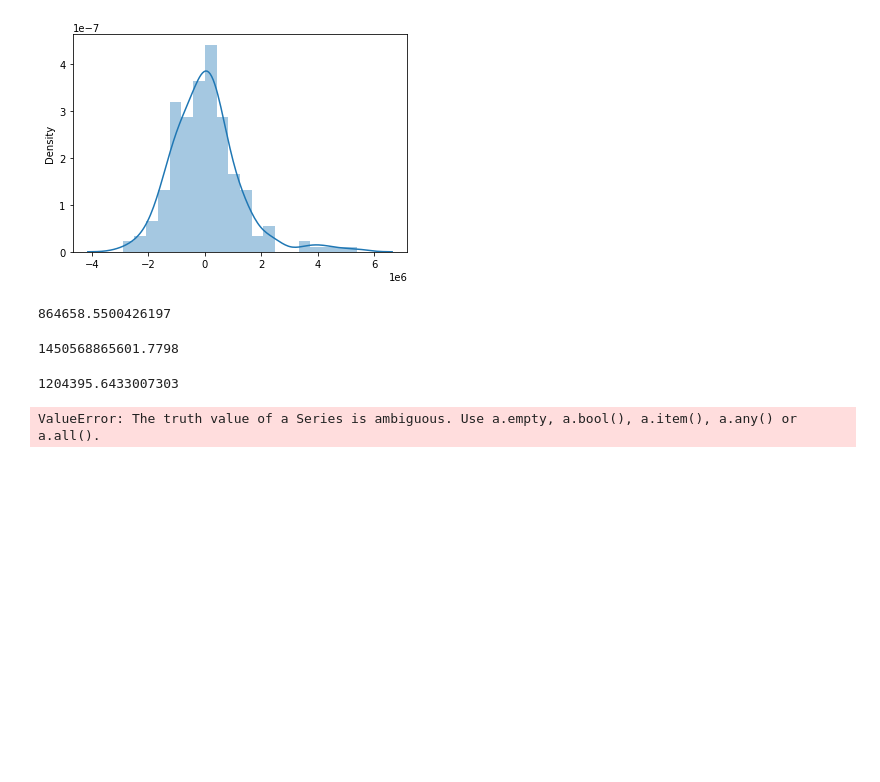
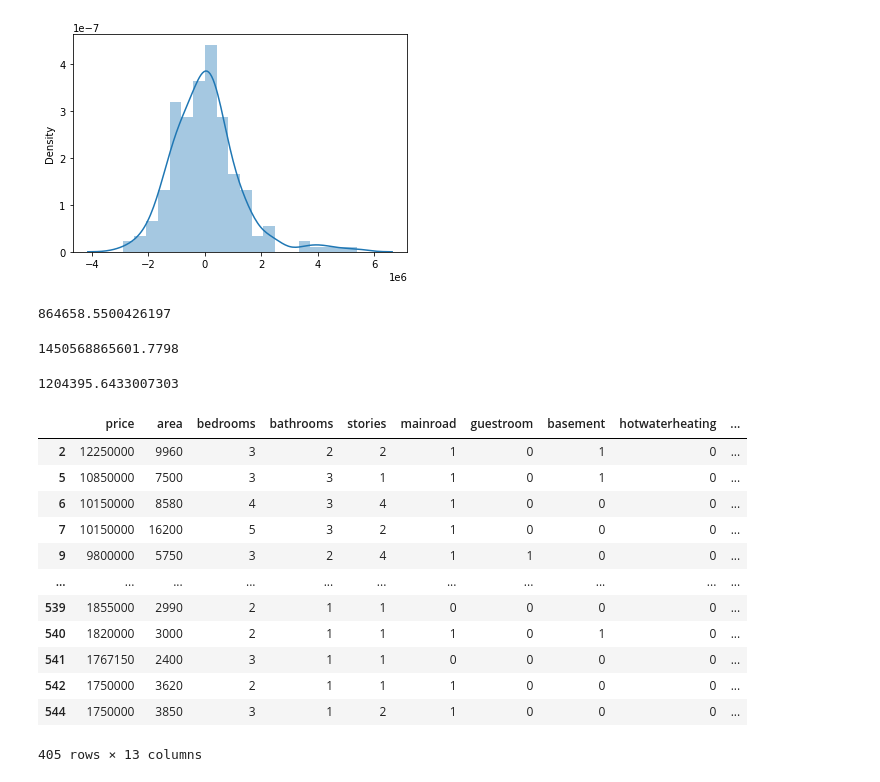
Before and after one commit to babiswas/pandasrepo, a Jupyter notebook: Housing.ipynb, the cells around one changed output. Drawn from its saved outputs; the diff is of its cells as text; code cells hidden in the pictures; blank space fills up the shorter version.

```diff
--- a/Housing.ipynb
+++ b/Housing.ipynb
@@ -349,6 +349,18 @@ np.sqrt(1450568865601.7798)
 # %% [output]
 1204395.6433007303
 # %%
-df[(df['furnishingstatus']=='furnished')!(df['furnishingstatus']=='semi-furnished')]
+df[(df['furnishingstatus']==0)|(df['furnishingstatus']==1)]
 # %% [output]
+|  | price | area | bedrooms | bathrooms | stories | mainroad | guestroom | basement | hotwaterheating | ... |
+| 2 | 12250000 | 9960 | 3 | 2 | 2 | 1 | 0 | 1 | 0 | ... |
+| 5 | 10850000 | 7500 | 3 | 3 | 1 | 1 | 0 | 1 | 0 | ... |
+| 6 | 10150000 | 8580 | 4 | 3 | 4 | 1 | 0 | 0 | 0 | ... |
+| 7 | 10150000 | 16200 | 5 | 3 | 2 | 1 | 0 | 0 | 0 | ... |
+| 9 | 9800000 | 5750 | 3 | 2 | 4 | 1 | 1 | 0 | 0 | ... |
+| ... | ... | ... | ... | ... | ... | ... | ... | ... | ... | ... |
+| 539 | 1855000 | 2990 | 2 | 1 | 1 | 0 | 0 | 0 | 0 | ... |
+| 540 | 1820000 | 3000 | 2 | 1 | 1 | 1 | 0 | 1 | 0 | ... |
+| 541 | 1767150 | 2400 | 3 | 1 | 1 | 0 | 0 | 0 | 0 | ... |
+| 542 | 1750000 | 3620 | 2 | 1 | 1 | 1 | 0 | 0 | 0 | ... |
+| 544 | 1750000 | 3850 | 3 | 1 | 2 | 1 | 0 | 0 | 0 | ... |
-ValueError: The truth value of a Series is ambiguous. Use a.empty, a.bool(), a.item(), a.any() or a.all().
+405 rows × 13 columns
```
Also changed, not shown: parts of 2 cells of this notebook.
